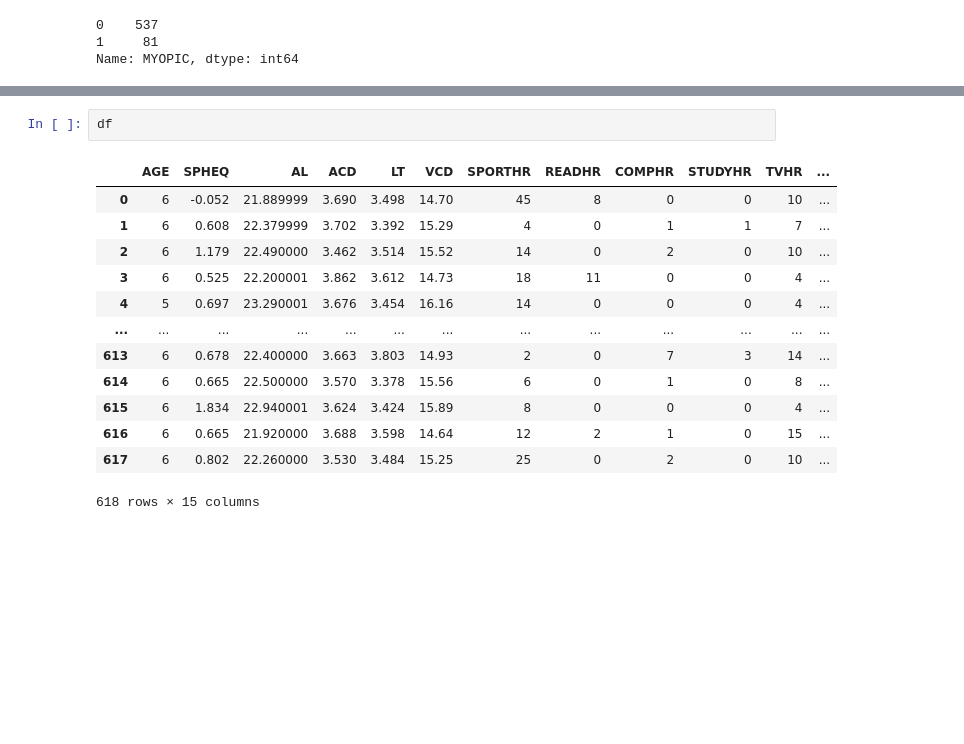
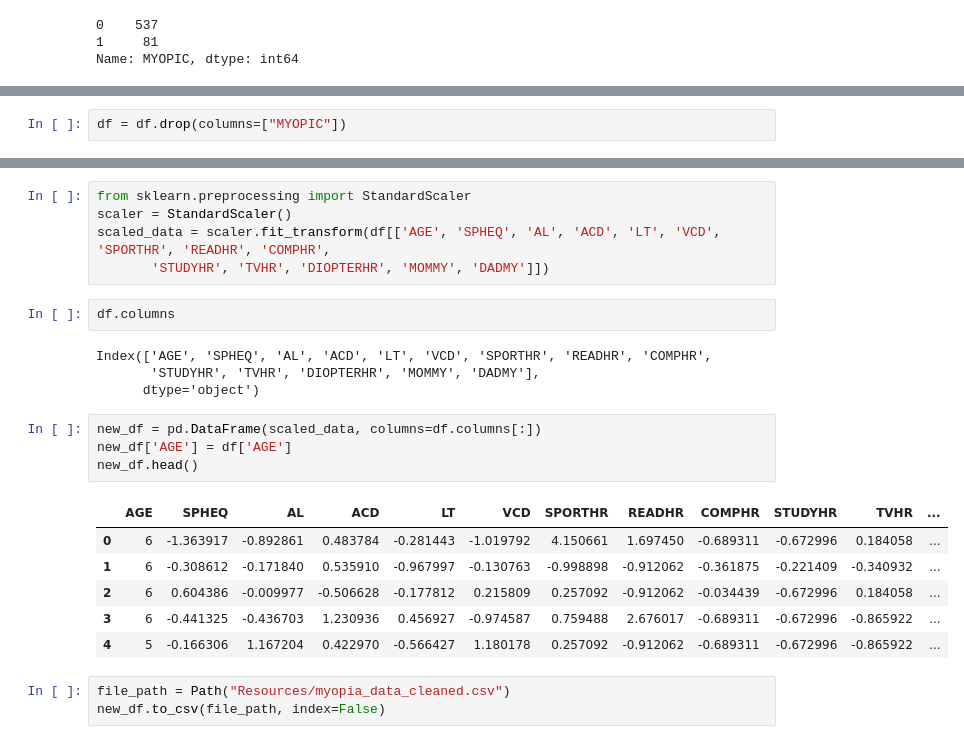
Before and after one commit to jfraz027/Unsupervised-Learning, a Jupyter notebook: clusters.ipynb, the cells around one changed output, grey strips where cells are left out. Saved outputs shown, nothing was run; the diff lists cells and outputs as text; blank space fills up the shorter version.

```diff
--- a/clusters.ipynb
+++ b/clusters.ipynb
@@ -30,0 +32,2 @@ X = df.drop("MYOPIC", axis=1)
+# %%
+df = df.drop(columns=["MYOPIC"])
@@ -31,16 +43,25 @@ X = df.drop("MYOPIC", axis=1)
+# %%
+from sklearn.preprocessing import StandardScaler
+scaler = StandardScaler()
+scaled_data = scaler.fit_transform(df[['AGE', 'SPHEQ', 'AL', 'ACD', 'LT', 'VCD', 'SPORTHR', 'READHR', 'COMPHR',
+       'STUDYHR', 'TVHR', 'DIOPTERHR', 'MOMMY', 'DADMY']])
 # %%
-df
+df.columns
 # %% [output]
-|  | AGE | SPHEQ | AL | ACD | LT | VCD | SPORTHR | READHR | COMPHR | STUDYHR | TVHR | ... |
-| 0 | 6 | -0.052 | 21.889999 | 3.690 | 3.498 | 14.70 | 45 | 8 | 0 | 0 | 10 | ... |
-| 1 | 6 | 0.608 | 22.379999 | 3.702 | 3.392 | 15.29 | 4 | 0 | 1 | 1 | 7 | ... |
-| 2 | 6 | 1.179 | 22.490000 | 3.462 | 3.514 | 15.52 | 14 | 0 | 2 | 0 | 10 | ... |
-| 3 | 6 | 0.525 | 22.200001 | 3.862 | 3.612 | 14.73 | 18 | 11 | 0 | 0 | 4 | ... |
-| 4 | 5 | 0.697 | 23.290001 | 3.676 | 3.454 | 16.16 | 14 | 0 | 0 | 0 | 4 | ... |
-| ... | ... | ... | ... | ... | ... | ... | ... | ... | ... | ... | ... | ... |
-| 613 | 6 | 0.678 | 22.400000 | 3.663 | 3.803 | 14.93 | 2 | 0 | 7 | 3 | 14 | ... |
-| 614 | 6 | 0.665 | 22.500000 | 3.570 | 3.378 | 15.56 | 6 | 0 | 1 | 0 | 8 | ... |
-| 615 | 6 | 1.834 | 22.940001 | 3.624 | 3.424 | 15.89 | 8 | 0 | 0 | 0 | 4 | ... |
-| 616 | 6 | 0.665 | 21.920000 | 3.688 | 3.598 | 14.64 | 12 | 2 | 1 | 0 | 15 | ... |
-| 617 | 6 | 0.802 | 22.260000 | 3.530 | 3.484 | 15.25 | 25 | 0 | 2 | 0 | 10 | ... |
-618 rows × 15 columns
+Index(['AGE', 'SPHEQ', 'AL', 'ACD', 'LT', 'VCD', 'SPORTHR', 'READHR', 'COMPHR',
+       'STUDYHR', 'TVHR', 'DIOPTERHR', 'MOMMY', 'DADMY'],
+      dtype='object')
+# %%
+new_df = pd.DataFrame(scaled_data, columns=df.columns[:])
+new_df['AGE'] = df['AGE']
+new_df.head()
+# %% [output]
+|  | AGE | SPHEQ | AL | ACD | LT | VCD | SPORTHR | READHR | COMPHR | STUDYHR | TVHR | ... |
+| 0 | 6 | -1.363917 | -0.892861 | 0.483784 | -0.281443 | -1.019792 | 4.150661 | 1.697450 | -0.689311 | -0.672996 | 0.184058 | ... |
+| 1 | 6 | -0.308612 | -0.171840 | 0.535910 | -0.967997 | -0.130763 | -0.998898 | -0.912062 | -0.361875 | -0.221409 | -0.340932 | ... |
+| 2 | 6 | 0.604386 | -0.009977 | -0.506628 | -0.177812 | 0.215809 | 0.257092 | -0.912062 | -0.034439 | -0.672996 | 0.184058 | ... |
+| 3 | 6 | -0.441325 | -0.436703 | 1.230936 | 0.456927 | -0.974587 | 0.759488 | 2.676017 | -0.689311 | -0.672996 | -0.865922 | ... |
+| 4 | 5 | -0.166306 | 1.167204 | 0.422970 | -0.566427 | 1.180178 | 0.257092 | -0.912062 | -0.689311 | -0.672996 | -0.865922 | ... |
+# %%
+file_path = Path("Resources/myopia_data_cleaned.csv")
+new_df.to_csv(file_path, index=False)
```
Also changed, not shown: parts of 12 cells of this notebook, 1 other file.
